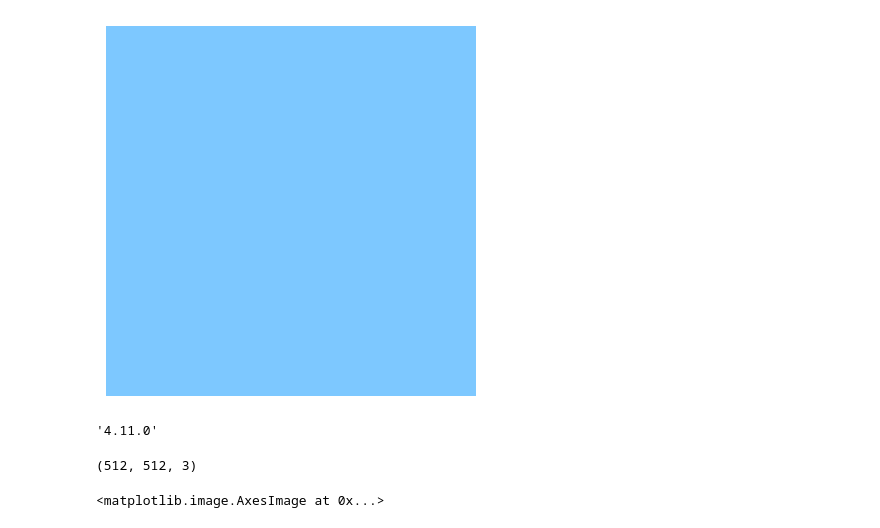
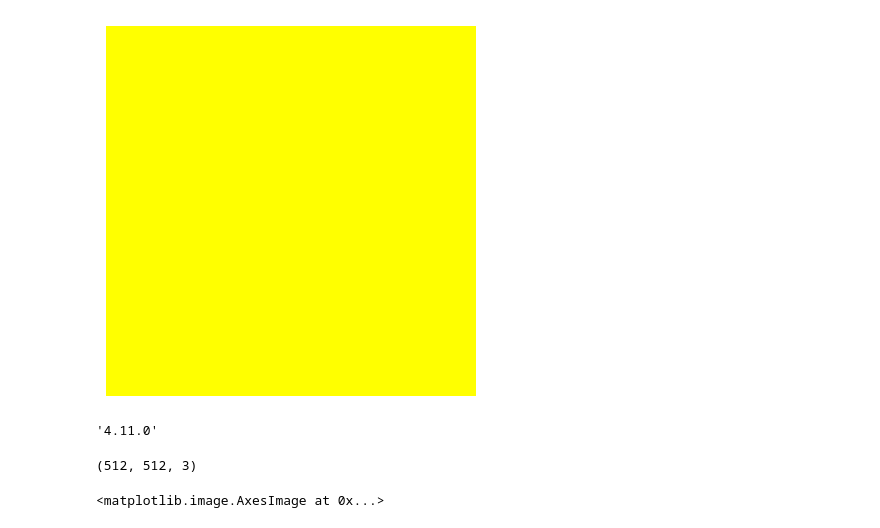
Before and after one commit to ShubhamSinghal12/DS_PP_AUG_25, a Jupyter notebook: OpenCV_Basic/OpenCvBasic.ipynb, the cells around one changed output. Drawn from its saved outputs; the diff is of its cells as text; code cells hidden in the pictures.

```diff
--- a/OpenCV_Basic/OpenCvBasic.ipynb
+++ b/OpenCV_Basic/OpenCvBasic.ipynb
@@ -4,12 +4,12 @@ import matplotlib.pyplot as plt
 import numpy as np
 # %%
 img = np.zeros((400,400,3),dtype='i2')
-img[:,:,:] = [125,200,255]
+img[:,:,:] = [255,255,0]
 plt.imshow(img)
 plt.axis('off')
 plt.show()
 # %% [output]
-[figure, old version]
+[figure, new version]
 # %%
 cv2.__version__
 # import numpy as np
@@ -23,10 +23,10 @@ new_img = img[:,:,::-1]
 gray = cv2.cvtColor(img,cv2.COLOR_BGR2GRAY)
 # %%
-# img
+img.shape
+# %% [output]
+(512, 512, 3)
 # %%
-print(img.shape)
+# print(img.shape)
-# %% [output]
-(512, 512, 3)
 # %%
 plt.imshow(gray,cmap='gray')
 # %% [output]
```
Also changed, not shown: parts of 2 cells of this notebook, 8 other files.
